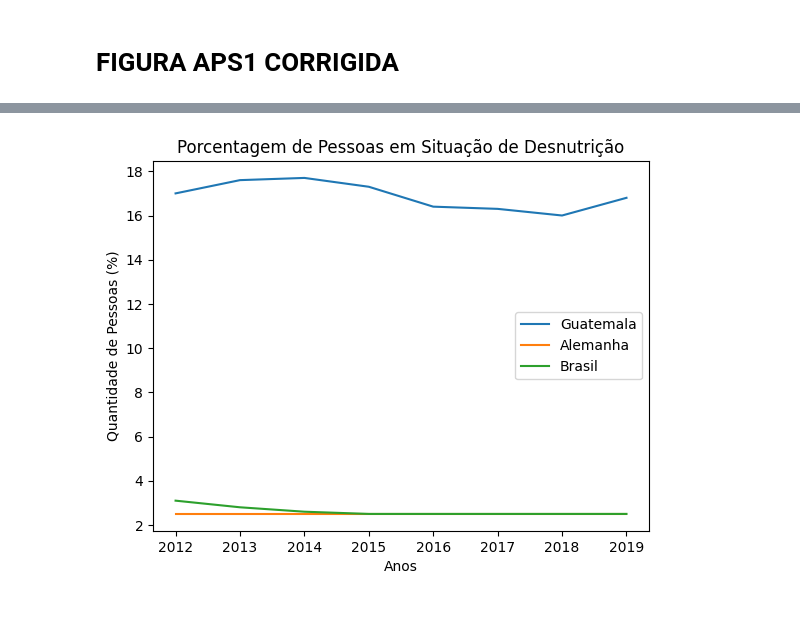
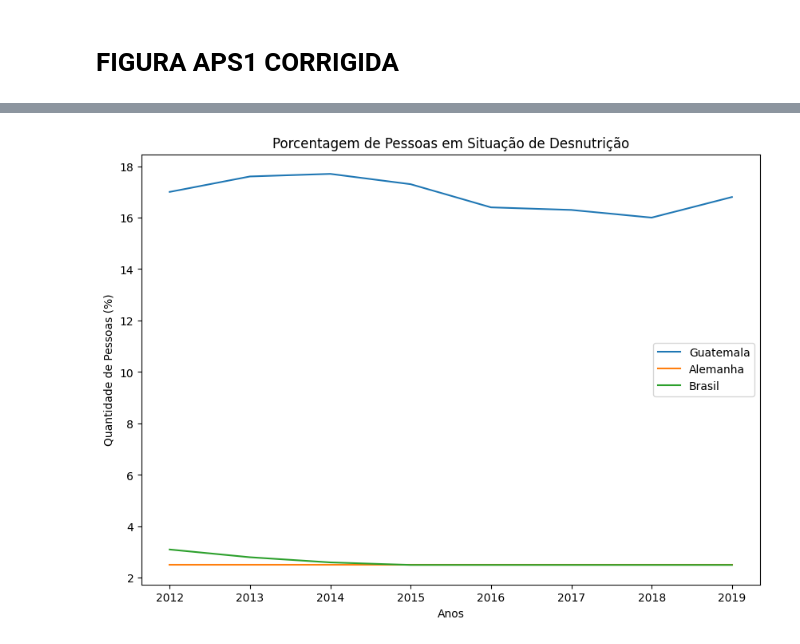
Before and after one commit to PedroPertusi/APS-CDADOS-PEDRO-ALEXANDRE, a Jupyter notebook: APS2.ipynb, the cells around one changed output, grey strips where cells are left out. Drawn from its saved outputs; the diff is of its cells as text; code cells hidden in the pictures; blank space fills up the shorter version.

```diff
--- a/APS2.ipynb
+++ b/APS2.ipynb
@@ -64,7 +64,7 @@ plt.show()
 # %%
 import pandas as pd
 
-df = pd.read_csv('dados_APS2\API_SN.ITK.DEFC.ZS_DS2_en_csv_v2_4493905.csv', sep=',', encoding='latin1', skiprows=4, decimal='.')
+df = pd.read_csv('dados_APS2/API_SN.ITK.DEFC.ZS_DS2_en_csv_v2_4493905.csv', sep=',', encoding='latin1', skiprows=4, decimal='.')
 
 df_br = df[df['Country Code'] == 'BRA']
 df_al = df[df['Country Code'] == 'DEU']
@@ -72,32 +72,32 @@ df_gu = df[df['Country Code'] == 'GTM']
 
 import matplotlib.pyplot as plt
 plt.style.use('default')
 import seaborn as sns
 
 anos = range(2012,2020)
 anos = [num for num in anos]
 
 valores_p_ano_br = []
 for ano in anos: #tirar o 10 em 10 para mais precisa
         valores_p_ano_br.append(df_br[str(ano)])
 
 valores_p_ano_al = []
 for ano in anos: #tirar o 10 em 10 para mais precisa
         valores_p_ano_al.append(df_al[str(ano)])
 
 valores_p_ano_gu = []
 for ano in anos: #tirar o 10 em 10 para mais precisa
         valores_p_ano_gu.append(df_gu[str(ano)])
 
 
-plt.figure()
+plt.figure(figsize=(10,7))
 plt.plot(anos,valores_p_ano_gu,label='Guatemala')
 plt.plot(anos,valores_p_ano_al,label='Alemanha')
 plt.plot(anos,valores_p_ano_br,label='Brasil')
 plt.title('Porcentagem de Pessoas em Situação de Desnutrição')
 plt.xlabel('Anos')
 plt.ylabel('Quantidade de Pessoas (%)')
 plt.legend()
 plt.show()
 # %% [output]
-[figure, old version]
+[figure, new version]
```
Also changed, not shown: parts of 11 cells of this notebook.
